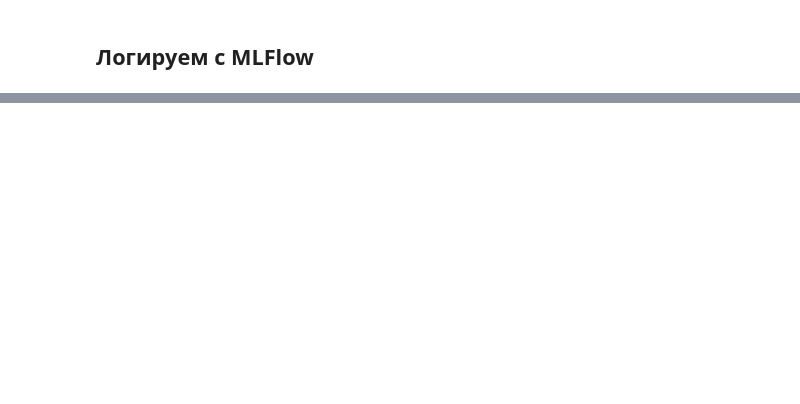
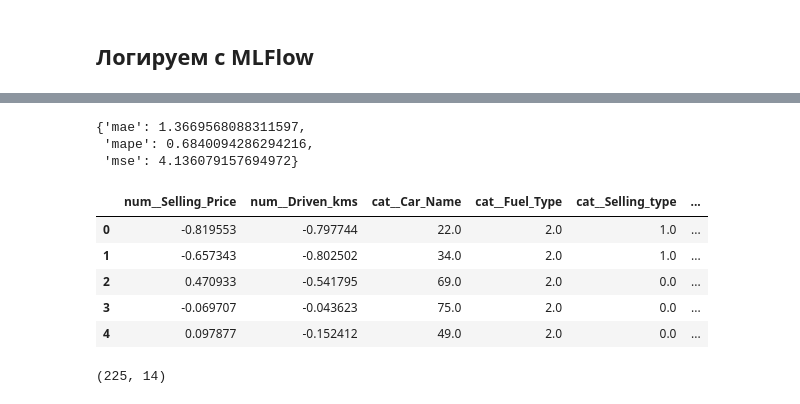
Before and after one commit to AntipovDA/IIS, a Jupyter notebook: research/research.ipynb, the cells around one changed output, grey strips where cells are left out. Drawn from its saved outputs; the diff is of its cells as text; code cells hidden in the pictures; blank space fills up the shorter version.

```diff
--- a/research/research.ipynb
+++ b/research/research.ipynb
@@ -164,0 +218,37 @@ assert (run.info.status =='FINISHED')
+# %%
+pipeline_sklearn = Pipeline(steps=[
+    ('transform', preprocessor_sklearn),
+    ('model', regressor)
+])
+
+model_sklearn = pipeline_sklearn.fit(X_train, y_train)
+
+predictions = pipeline_sklearn.predict(X_test)
+metrics = {}
+metrics["mae"] = mean_absolute_error(y_test, predictions)
+metrics["mape"] = mean_absolute_percentage_error(y_test, predictions)
+metrics["mse"] = mean_squared_error(y_test, predictions)
+
+metrics
+# %% [output]
+{'mae': 1.3669568088311597,
+ 'mape': 0.6840094286294216,
+ 'mse': 4.136079157694972}
+# %%
+# Посмотрим на тренировочные данные
+
+transformed_data = pipeline_sklearn.named_steps['transform'].transform(X_train)
+
+import pandas as pd
+transformed_df = pd.DataFrame(transformed_data, columns=pipeline_sklearn.named_steps['transform'].get_feature_names_out())
+
+display(transformed_df.head())
+print(transformed_df.shape)
+# %% [output]
+|  | num__Selling_Price | num__Driven_kms | cat__Car_Name | cat__Fuel_Type | cat__Selling_type | ... |
+| 0 | -0.819553 | -0.797744 | 22.0 | 2.0 | 1.0 | ... |
+| 1 | -0.657343 | -0.802502 | 34.0 | 2.0 | 1.0 | ... |
+| 2 | 0.470933 | -0.541795 | 69.0 | 2.0 | 0.0 | ... |
+| 3 | -0.069707 | -0.043623 | 75.0 | 2.0 | 0.0 | ... |
+| 4 | 0.097877 | -0.152412 | 49.0 | 2.0 | 0.0 | ... |
+(225, 14)
```
Also changed, not shown: parts of 35 cells of this notebook, 9 other files.
